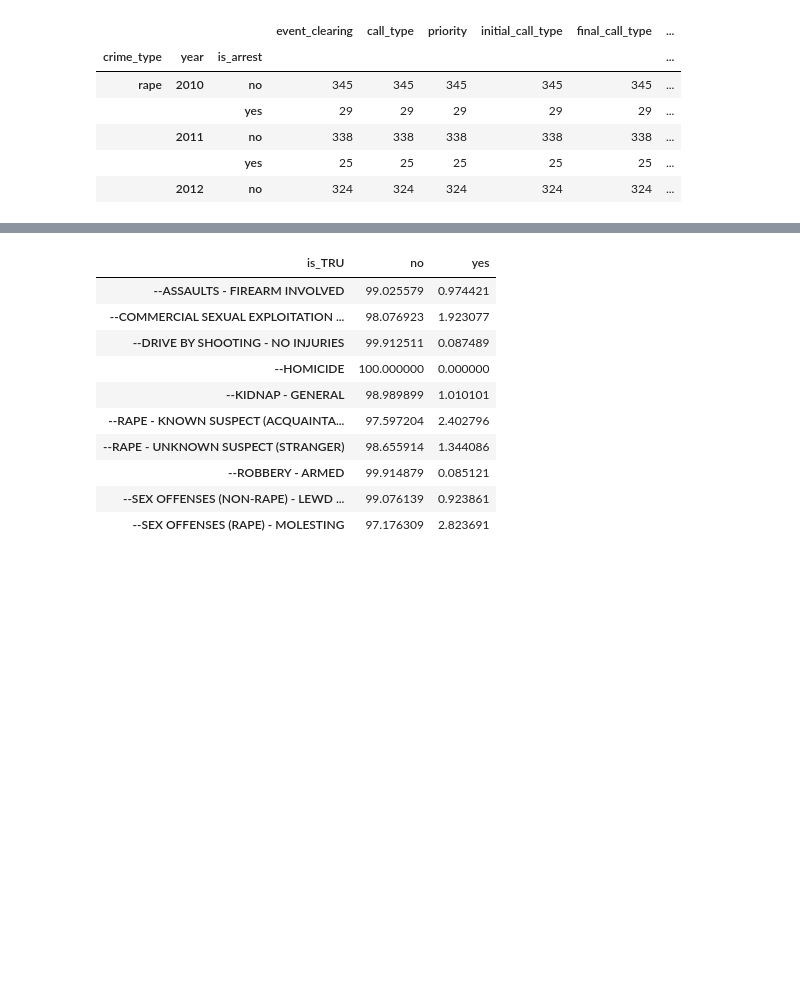
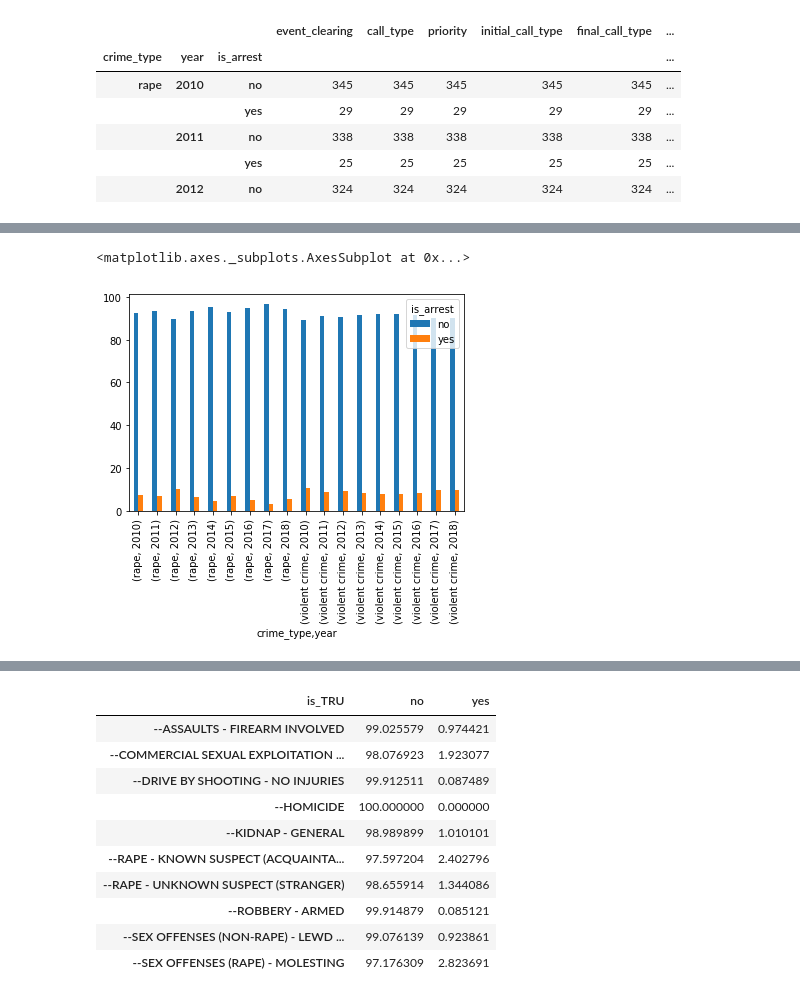
Before and after one commit to teacupwoozy/spd_notebook_archive, a Jupyter notebook: spd_notebook/2010-2018_sexcrimes_violentcrimes_percentages.ipynb, the cells around one changed output, grey strips where cells are left out. Saved outputs shown, nothing was run; the diff lists cells and outputs as text; code cells hidden in the pictures; blank space fills up the shorter version.

Commit message:
Add plot for arrest% for each year

```diff
--- a/spd_notebook/2010-2018_sexcrimes_violentcrimes_percentages.ipynb
+++ b/spd_notebook/2010-2018_sexcrimes_violentcrimes_percentages.ipynb
@@ -283,10 +268,9 @@ considering add another col to arrests_grouped that calculates the yes/no is_arr
 # %%
-arrest_percent = pd.crosstab(data.crime_type,data.is_arrest,
-                          normalize = 'index').rename_axis(None)
+# Calculate arrest percentages by crime type for each year
+arrest_percent_by_yr = pd.crosstab([data.crime_type, data.year],data.is_arrest,
+                         normalize = 'index')
 
 # Multiply all percentages by 100 for graphing.
-arrest_percent *= 100
+arrest_percent_by_yr *= 100
 
-
-
-arrests_grouped_percentages['']
+arrest_percent_by_yr
@@ -304,0 +296,19 @@ data.head()
+# %%
+# year by year analysis of arrest percentages rape v. VC - counts
+
+
+#arrest_percent.groupby('crime_type').year.value_counts().unstack(0).plot.bar(stacked=False, figsize=(10,6))
+#arrest_percent_by_yr.groupby(level=[['rape', 'violent crime'], [2010, 2011, 2012, 2013, 2014, 2015, 2016, 2017, 2018]]).year.value_counts().unstack(0).plot.bar(stacked=False, figsize=(12,8), )
+
+
+arrest_percent_by_yr.plot(kind='bar', subplots=True)
+
+# Plot only arrests as bar graph.
+#plt.bar(arrest_percent_by_yr['rape', 'violent crime'], arrest_percent.yes, align='center', alpha=0.5)
+#plt.ylabel('percent')
+#plt.title('Arrest Percentages')
+
+#plt.show()
+# %% [output]
+<matplotlib.axes._subplots.AxesSubplot at 0x...>
+[figure, added]
```
Also changed, not shown: parts of 9 cells of this notebook.
